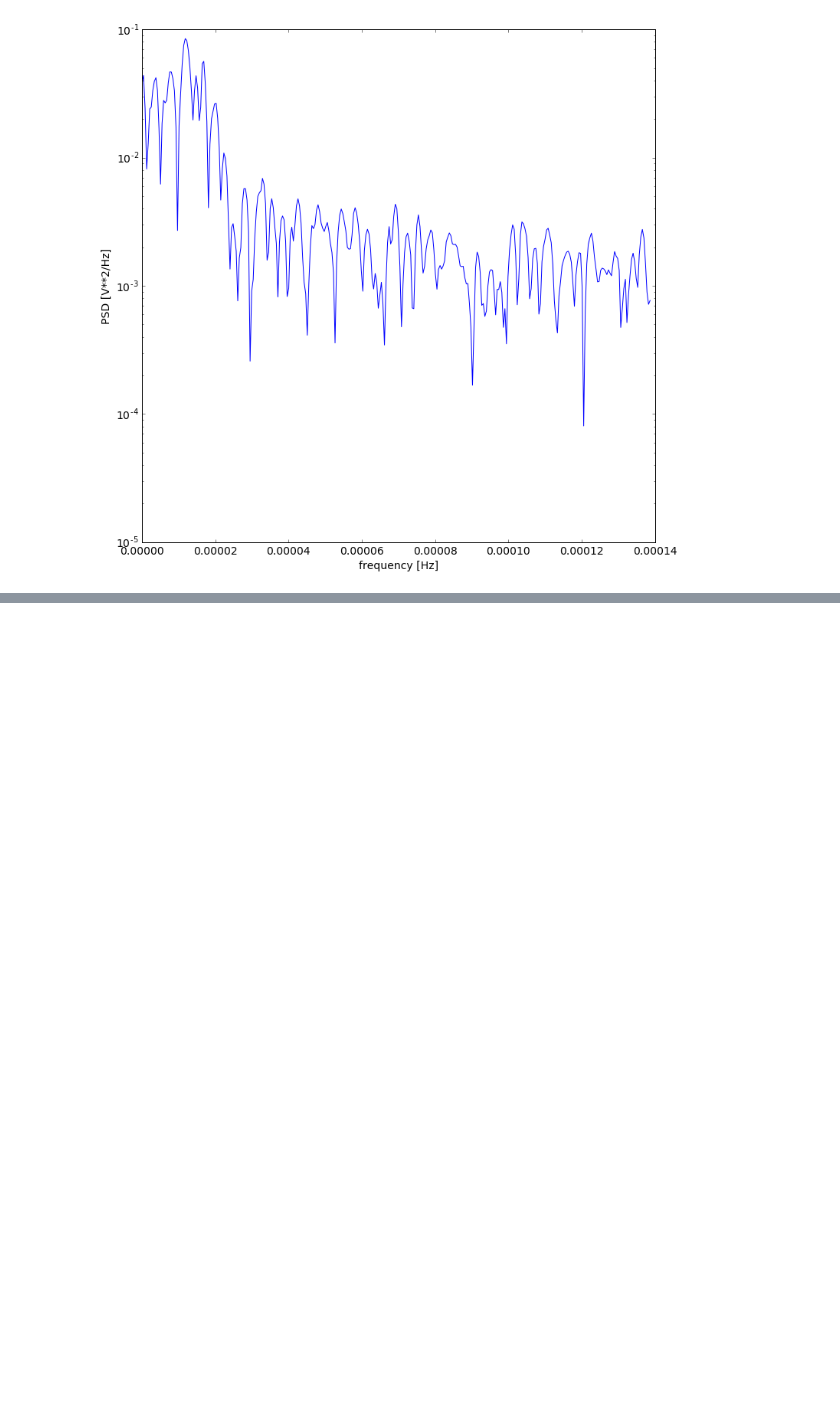
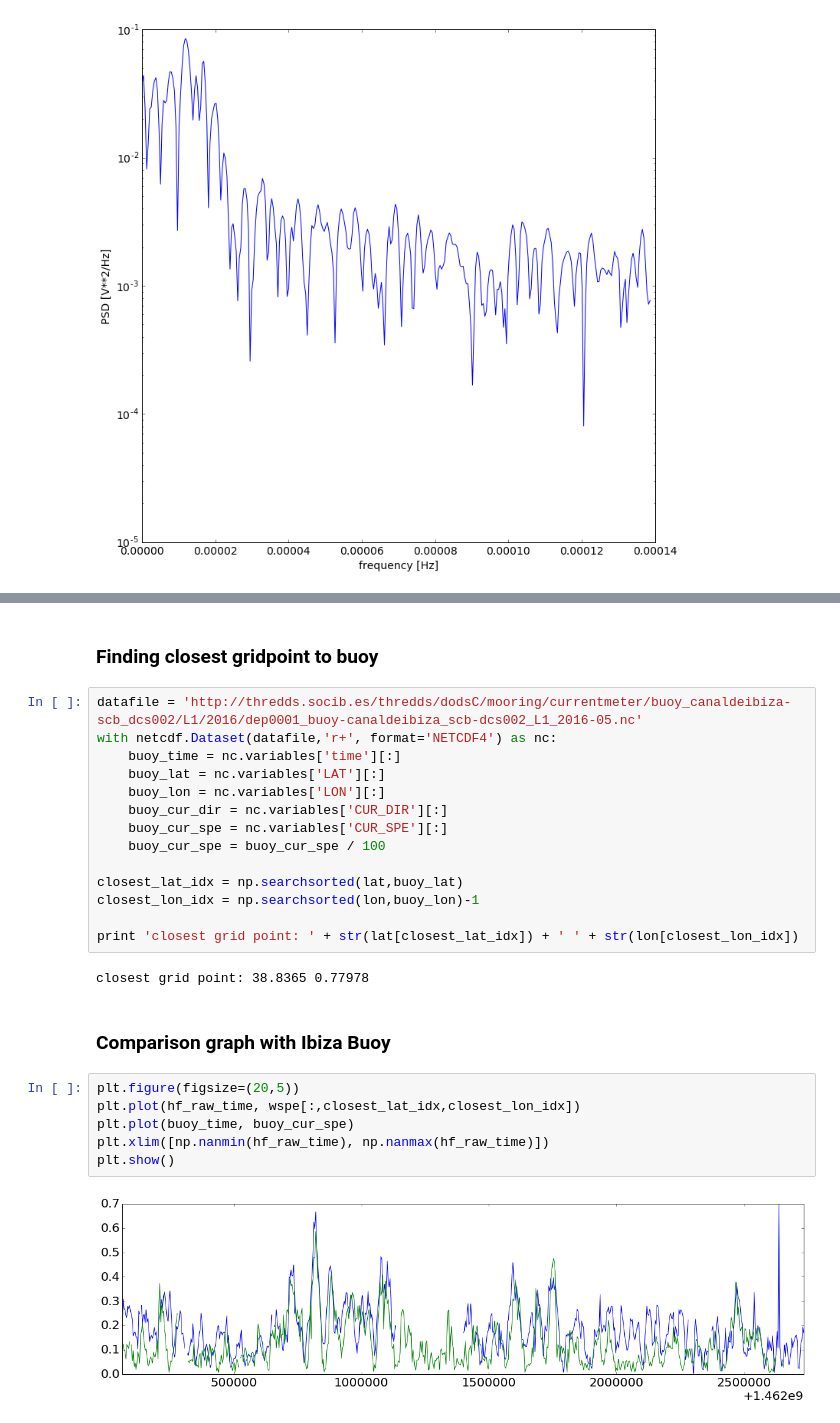
Before and after one commit to socib/HFRadarReports, a Jupyter notebook: HF_Radar_testing_environment.ipynb, the cells around one changed output, grey strips where cells are left out. Saved outputs shown, nothing was run; the diff lists cells and outputs as text; blank space fills up the shorter version.

```diff
--- a/HF_Radar_testing_environment.ipynb
+++ b/HF_Radar_testing_environment.ipynb
@@ -220,0 +245,28 @@ plt.show()
+# %% [markdown]
+### Finding closest gridpoint to buoy
+# %%
+datafile = 'http://thredds.socib.es/thredds/dodsC/mooring/currentmeter/buoy_canaldeibiza-scb_dcs002/L1/2016/dep0001_buoy-canaldeibiza_scb-dcs002_L1_2016-05.nc'
+with netcdf.Dataset(datafile,'r+', format='NETCDF4') as nc:
+    buoy_time = nc.variables['time'][:]
+    buoy_lat = nc.variables['LAT'][:]
+    buoy_lon = nc.variables['LON'][:]
+    buoy_cur_dir = nc.variables['CUR_DIR'][:]
+    buoy_cur_spe = nc.variables['CUR_SPE'][:]
+    buoy_cur_spe = buoy_cur_spe / 100
+
+closest_lat_idx = np.searchsorted(lat,buoy_lat)
+closest_lon_idx = np.searchsorted(lon,buoy_lon)-1
+
+print 'closest grid point: ' + str(lat[closest_lat_idx]) + ' ' + str(lon[closest_lon_idx])
+# %% [output]
+closest grid point: 38.8365 0.77978
+# %% [markdown]
+### Comparison graph with Ibiza Buoy
+# %%
+plt.figure(figsize=(20,5))
+plt.plot(hf_raw_time, wspe[:,closest_lat_idx,closest_lon_idx])
+plt.plot(buoy_time, buoy_cur_spe)
+plt.xlim([np.nanmin(hf_raw_time), np.nanmax(hf_raw_time)])
+plt.show()
+# %% [output]
+[figure, added]
```
Also changed, not shown: parts of 41 cells of this notebook.
